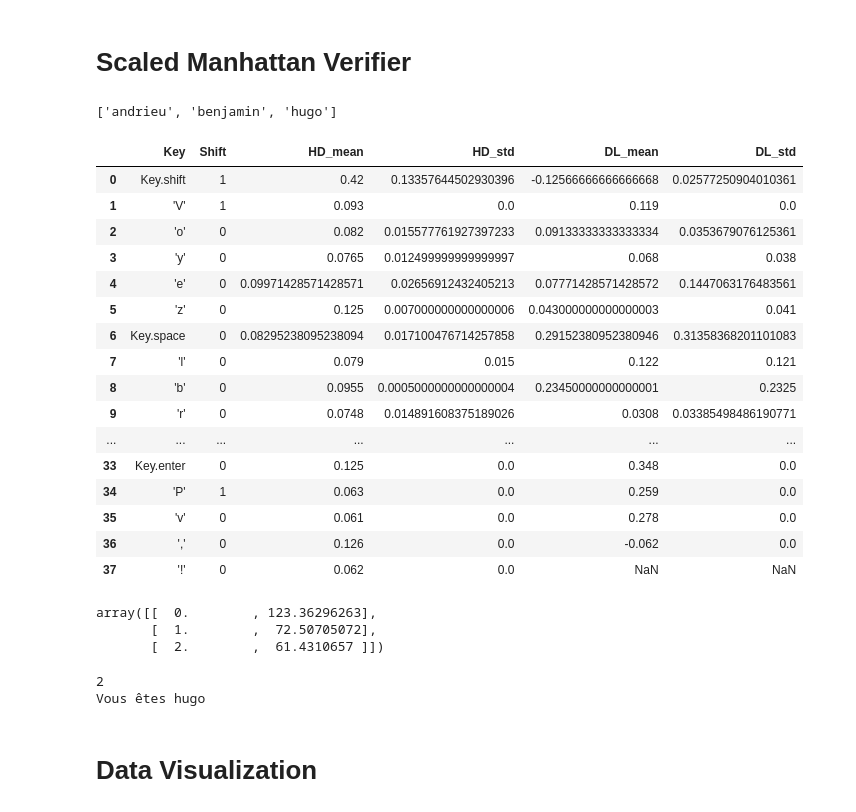
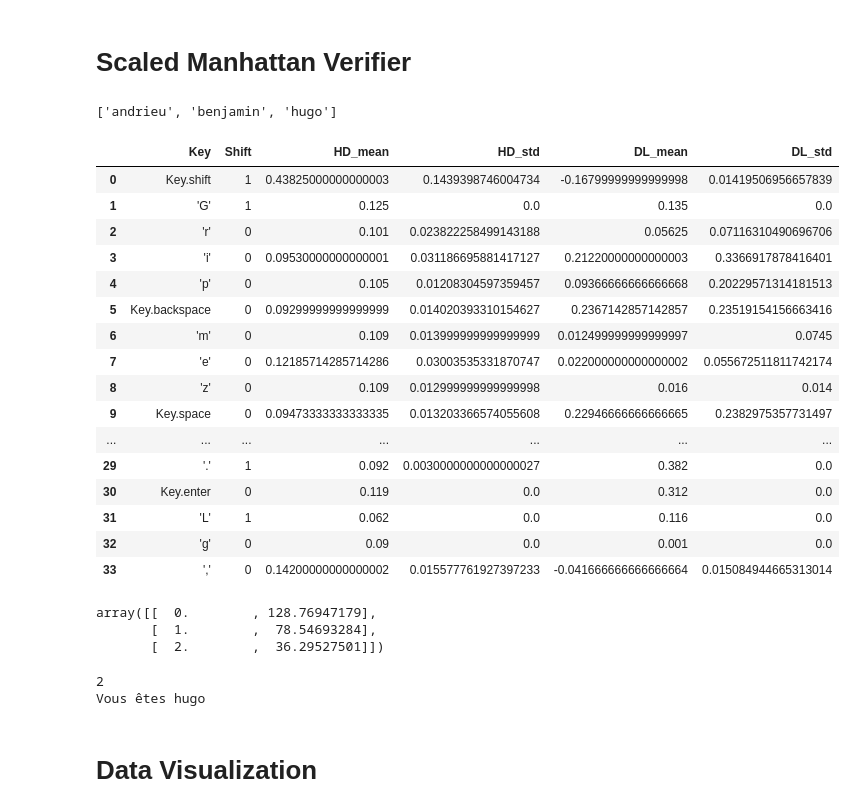
Before and after one commit to Belzerion/OT2, a Jupyter notebook: Preprocessing.ipynb, the cells around one changed output. Saved outputs shown, nothing was run; the diff lists cells and outputs as text; code cells hidden in the pictures.

```diff
--- a/Preprocessing.ipynb
+++ b/Preprocessing.ipynb
@@ -160,11 +192,11 @@ for user in range(len(user_list)):
 | 5350 | 2021-11-20 14:35:24.648 | Key.shift | release | 0 |
 5351 rows × 4 columns
 # %%
-dataframe = pd.read_csv("hugo_test.csv", sep = "|", names=columns, encoding = "ISO-8859-1")
+dataframe = pd.read_csv("test_2.csv", sep = "|", names=columns, encoding = "ISO-8859-1")
 dataframe = preprocess_holding(dataframe)
 dataframe = preprocess_shift(dataframe)
 dataframe['Timestamp'] = pd.to_datetime(dataframe['Timestamp'], format='%Y-%m-%d %H:%M:%S,%f')
-dataframe.to_csv("test_preprocessed.csv", sep=';', encoding = "ISO-8859-1")
+dataframe.to_csv("test_2_preprocessed.csv", sep='|', encoding = "ISO-8859-1")
 display(dataframe)
 # %% [output]
 |  | Timestamp | Key | Action | Shift |
@@ -565,53 +584,53 @@ def scaled_manhattan_verifier(vector):
         distance = 0
         for i in range(vector.shape[0]):
             for j in range(user_ref.shape[0]):
                 if user_ref['Key'][j] == vector['Key'][i]:
 
                    if float(user_ref['HD_std'][j]) != 0 and math.isnan(float(user_ref['HD_std'][j])) == False:
                     distance += abs(float(vector['HD_mean'][i]) - float(user_ref['HD_mean'][j]))/float(user_ref['HD_std'][j])
                    if float(user_ref['DL_std'][j]) != 0 and math.isnan(float(user_ref['DL_std'][j])) == False:
                     distance += abs(float(vector['DL_mean'][i]) - float(user_ref['DL_mean'][j]))/float(user_ref['DL_std'][j])
         distance_to_users = np.append(distance_to_users, [[index, distance]], axis = 0)
         index += 1
         distance = 0
     minim = float('inf')
     res = 0
     display(distance_to_users)
     for i in range(len(distance_to_users)):
         if distance_to_users[i][1] < minim:
             minim = distance_to_users[i][1]
             res = i
     print(res)
     print('Vous êtes '+user_list[res])
 
-vector = pd.read_csv("test_reference.csv", sep=";", names=columns_ref, encoding = "ISO-8859-1")
+vector = pd.read_csv("test_2_reference.csv", sep=";", names=columns_ref, encoding = "ISO-8859-1")
 vector = vector.reset_index(drop=True)
 vector = vector.drop([0])
 vector = vector.reset_index(drop=True)
 display(vector)
 scaled_manhattan_verifier(vector)
 # %% [output]
 ['andrieu', 'benjamin', 'hugo']
 |  | Key | Shift | HD_mean | HD_std | DL_mean | DL_std |
-| 0 | Key.shift | 1 | 0.42 | 0.13357644502930396 | -0.12566666666666668 | 0.02577250904010361 |
-| 1 | 'V' | 1 | 0.093 | 0.0 | 0.119 | 0.0 |
-| 2 | 'o' | 0 | 0.082 | 0.015577761927397233 | 0.09133333333333334 | 0.0353679076125361 |
-| 3 | 'y' | 0 | 0.0765 | 0.012499999999999997 | 0.068 | 0.038 |
-| 4 | 'e' | 0 | 0.09971428571428571 | 0.02656912432405213 | 0.07771428571428572 | 0.1447063176483561 |
-| 5 | 'z' | 0 | 0.125 | 0.007000000000000006 | 0.043000000000000003 | 0.041 |
-| 6 | Key.space | 0 | 0.08295238095238094 | 0.017100476714257858 | 0.29152380952380946 | 0.31358368201101083 |
-| 7 | 'l' | 0 | 0.079 | 0.015 | 0.122 | 0.121 |
-| 8 | 'b' | 0 | 0.0955 | 0.0005000000000000004 | 0.23450000000000001 | 0.2325 |
-| 9 | 'r' | 0 | 0.0748 | 0.014891608375189026 | 0.0308 | 0.03385498486190771 |
+| 0 | Key.shift | 1 | 0.43825000000000003 | 0.1439398746004734 | -0.16799999999999998 | 0.01419506956657839 |
+| 1 | 'G' | 1 | 0.125 | 0.0 | 0.135 | 0.0 |
+| 2 | 'r' | 0 | 0.101 | 0.023822258499143188 | 0.05625 | 0.07116310490696706 |
+| 3 | 'i' | 0 | 0.09530000000000001 | 0.031186695881417127 | 0.21220000000000003 | 0.3366917878416401 |
+| 4 | 'p' | 0 | 0.105 | 0.01208304597359457 | 0.09366666666666668 | 0.20229571314181513 |
+| 5 | Key.backspace | 0 | 0.09299999999999999 | 0.014020393310154627 | 0.2367142857142857 | 0.23519154156663416 |
+| 6 | 'm' | 0 | 0.109 | 0.013999999999999999 | 0.012499999999999997 | 0.0745 |
+| 7 | 'e' | 0 | 0.12185714285714286 | 0.03003535331870747 | 0.022000000000000002 | 0.055672511811742174 |
+| 8 | 'z' | 0 | 0.109 | 0.012999999999999998 | 0.016 | 0.014 |
+| 9 | Key.space | 0 | 0.09473333333333335 | 0.013203366574055608 | 0.22946666666666665 | 0.2382975357731497 |
 | ... | ... | ... | ... | ... | ... | ... |
-| 33 | Key.enter | 0 | 0.125 | 0.0 | 0.348 | 0.0 |
-| 34 | 'P' | 1 | 0.063 | 0.0 | 0.259 | 0.0 |
-| 35 | 'v' | 0 | 0.061 | 0.0 | 0.278 | 0.0 |
-| 36 | ',' | 0 | 0.126 | 0.0 | -0.062 | 0.0 |
-| 37 | '!' | 0 | 0.062 | 0.0 | NaN | NaN |
+| 29 | '.' | 1 | 0.092 | 0.0030000000000000027 | 0.382 | 0.0 |
+| 30 | Key.enter | 0 | 0.119 | 0.0 | 0.312 | 0.0 |
+| 31 | 'L' | 1 | 0.062 | 0.0 | 0.116 | 0.0 |
+| 32 | 'g' | 0 | 0.09 | 0.0 | 0.001 | 0.0 |
+| 33 | ',' | 0 | 0.14200000000000002 | 0.015577761927397233 | -0.041666666666666664 | 0.015084944665313014 |
-array([[  0.        , 123.36296263],
-       [  1.        ,  72.50705072],
-       [  2.        ,  61.4310657 ]])
+array([[  0.        , 128.76947179],
+       [  1.        ,  78.54693284],
+       [  2.        ,  36.29527501]])
 2
 Vous êtes hugo
 # %% [markdown]
```
Also changed, not shown: parts of 8 cells of this notebook.
